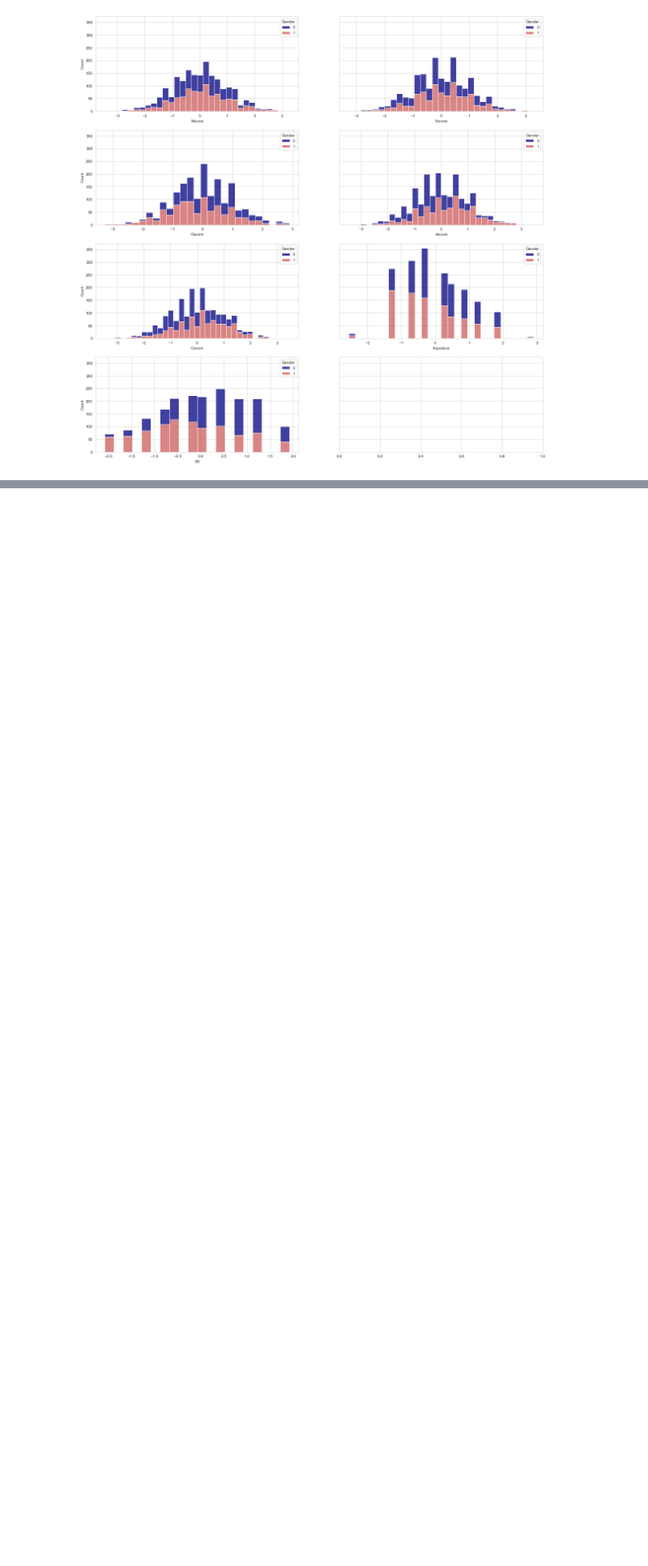
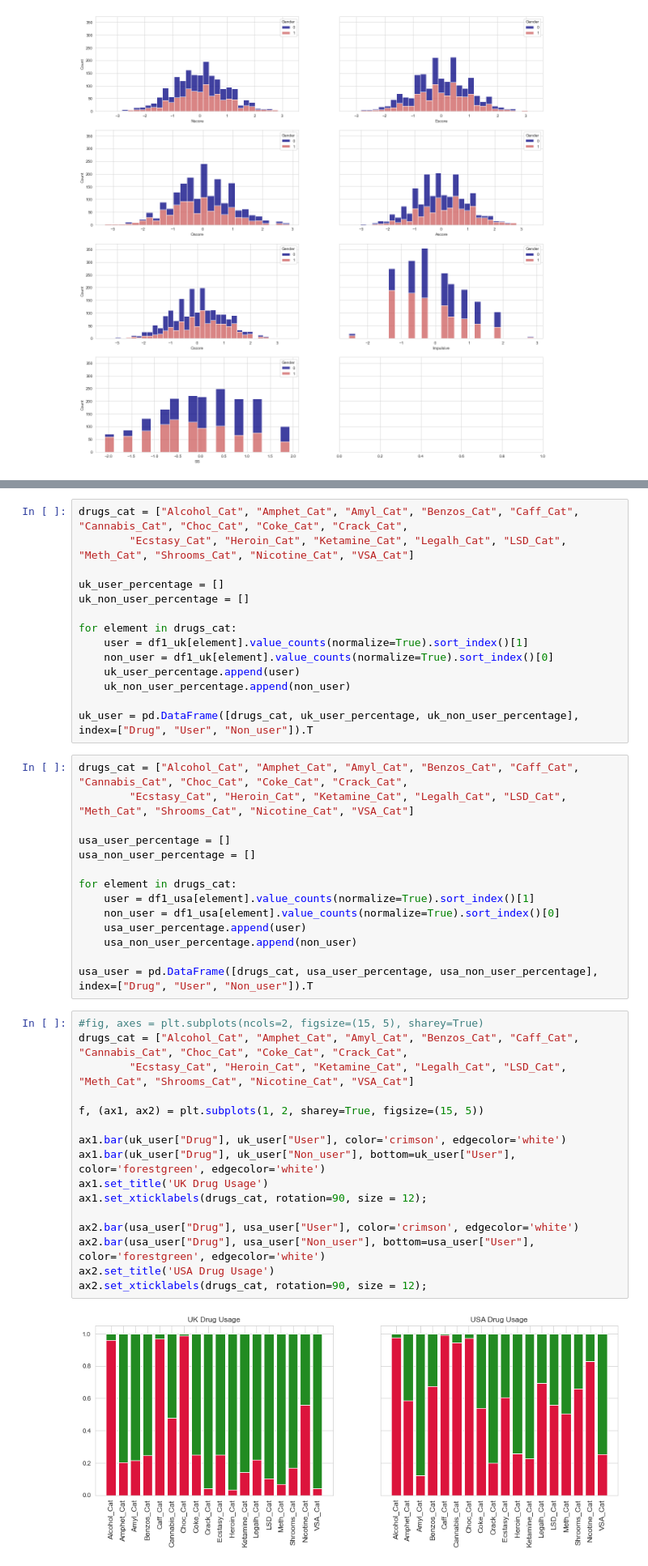
Before and after one commit to SebastianRoetten/Personality_vs_drug_use, a Jupyter notebook: EDA_Laura.ipynb, the cells around one changed output, grey strips where cells are left out. Shown at 81% size. Cells and saved outputs as stored; diff of their text form; blank space fills up the shorter version.

```diff
--- a/EDA_Laura.ipynb
+++ b/EDA_Laura.ipynb
@@ -163,0 +208,46 @@ sns.histplot(data=df1, x="SS", hue='Gender', multiple="stack", ax=axes[3][0])
+# %%
+drugs_cat = ["Alcohol_Cat", "Amphet_Cat", "Amyl_Cat", "Benzos_Cat", "Caff_Cat", "Cannabis_Cat", "Choc_Cat", "Coke_Cat", "Crack_Cat",
+        "Ecstasy_Cat", "Heroin_Cat", "Ketamine_Cat", "Legalh_Cat", "LSD_Cat", "Meth_Cat", "Shrooms_Cat", "Nicotine_Cat", "VSA_Cat"]
+
+uk_user_percentage = []
+uk_non_user_percentage = []
+
+for element in drugs_cat:
+    user = df1_uk[element].value_counts(normalize=True).sort_index()[1]
+    non_user = df1_uk[element].value_counts(normalize=True).sort_index()[0]
+    uk_user_percentage.append(user)
+    uk_non_user_percentage.append(non_user)
+
+uk_user = pd.DataFrame([drugs_cat, uk_user_percentage, uk_non_user_percentage], index=["Drug", "User", "Non_user"]).T
+# %%
+drugs_cat = ["Alcohol_Cat", "Amphet_Cat", "Amyl_Cat", "Benzos_Cat", "Caff_Cat", "Cannabis_Cat", "Choc_Cat", "Coke_Cat", "Crack_Cat",
+        "Ecstasy_Cat", "Heroin_Cat", "Ketamine_Cat", "Legalh_Cat", "LSD_Cat", "Meth_Cat", "Shrooms_Cat", "Nicotine_Cat", "VSA_Cat"]
+
+usa_user_percentage = []
+usa_non_user_percentage = []
+
+for element in drugs_cat:
+    user = df1_usa[element].value_counts(normalize=True).sort_index()[1]
+    non_user = df1_usa[element].value_counts(normalize=True).sort_index()[0]
+    usa_user_percentage.append(user)
+    usa_non_user_percentage.append(non_user)
+
+usa_user = pd.DataFrame([drugs_cat, usa_user_percentage, usa_non_user_percentage], index=["Drug", "User", "Non_user"]).T
+# %%
+#fig, axes = plt.subplots(ncols=2, figsize=(15, 5), sharey=True)
+drugs_cat = ["Alcohol_Cat", "Amphet_Cat", "Amyl_Cat", "Benzos_Cat", "Caff_Cat", "Cannabis_Cat", "Choc_Cat", "Coke_Cat", "Crack_Cat",
+        "Ecstasy_Cat", "Heroin_Cat", "Ketamine_Cat", "Legalh_Cat", "LSD_Cat", "Meth_Cat", "Shrooms_Cat", "Nicotine_Cat", "VSA_Cat"]
+
+f, (ax1, ax2) = plt.subplots(1, 2, sharey=True, figsize=(15, 5))
+
+ax1.bar(uk_user["Drug"], uk_user["User"], color='crimson', edgecolor='white')
+ax1.bar(uk_user["Drug"], uk_user["Non_user"], bottom=uk_user["User"], color='forestgreen', edgecolor='white')
+ax1.set_title('UK Drug Usage')
+ax1.set_xticklabels(drugs_cat, rotation=90, size = 12);
+
+ax2.bar(usa_user["Drug"], usa_user["User"], color='crimson', edgecolor='white')
+ax2.bar(usa_user["Drug"], usa_user["Non_user"], bottom=usa_user["User"], color='forestgreen', edgecolor='white')
+ax2.set_title('USA Drug Usage')
+ax2.set_xticklabels(drugs_cat, rotation=90, size = 12);
+# %% [output]
+[figure, added]
```
Also changed, not shown: parts of 20 cells of this notebook.
